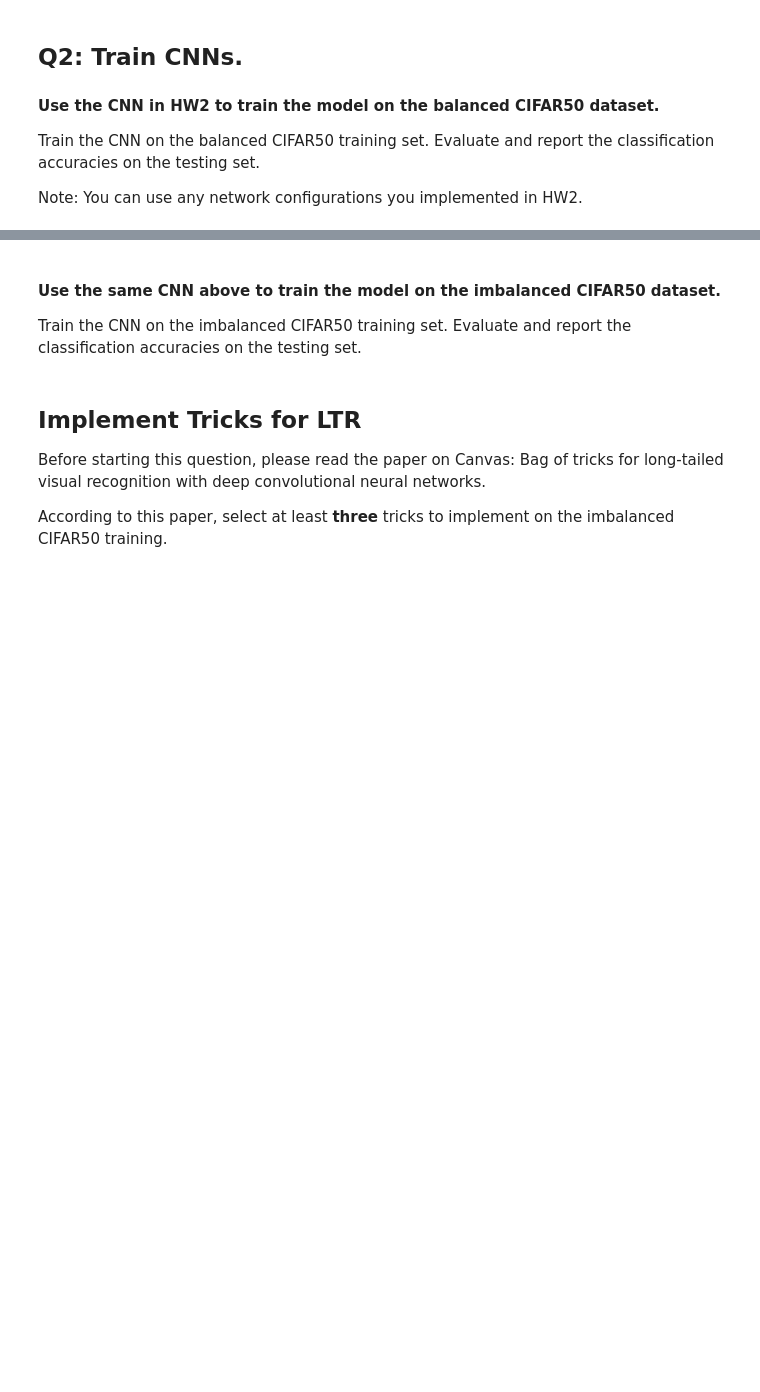
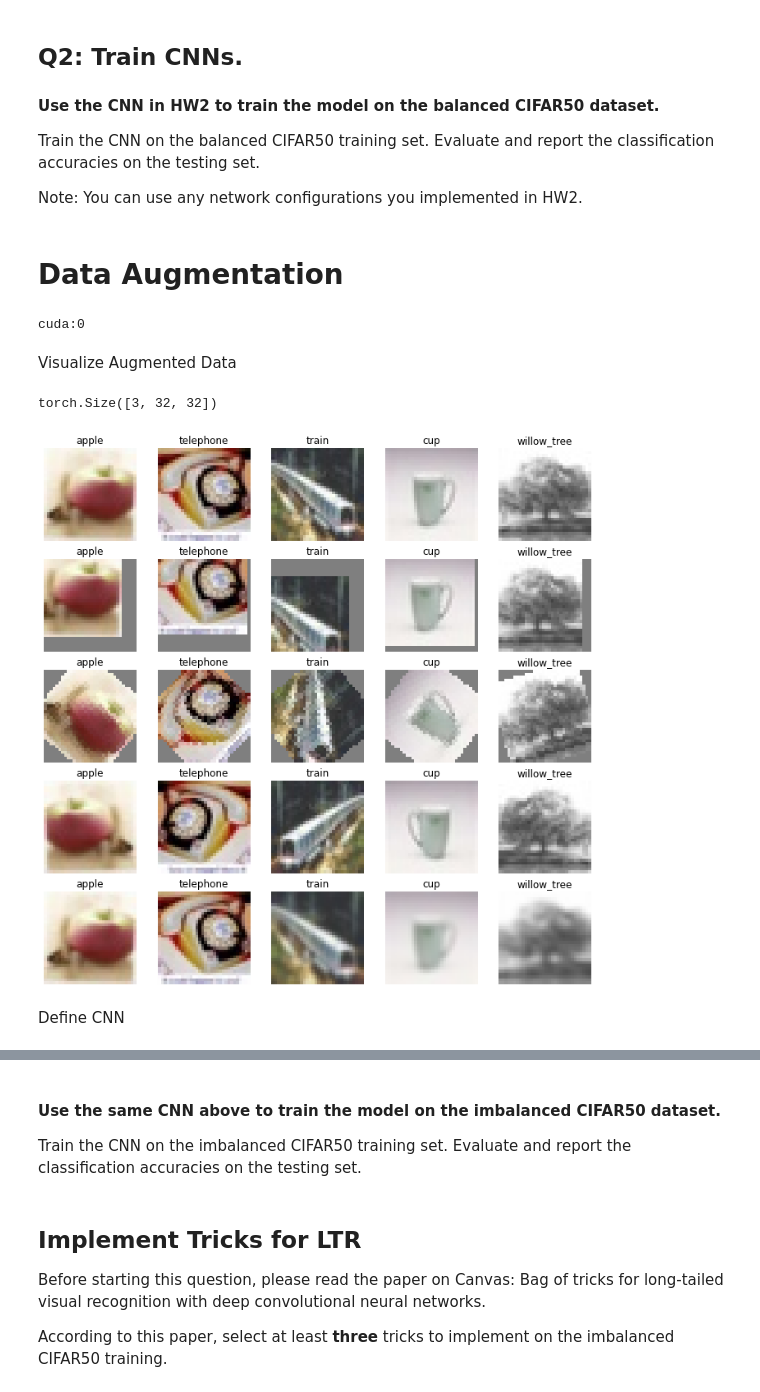
Before and after one commit to jaidonlybbert/EEP596, a Jupyter notebook: HW3/HW3.ipynb, the cells around one changed output, grey strips where cells are left out. Cells and saved outputs as stored; diff of their text form; code cells hidden in the pictures; blank space fills up the shorter version.

```diff
--- a/HW3/HW3.ipynb
+++ b/HW3/HW3.ipynb
@@ -161,0 +192,73 @@ Note: You can use any network configurations you implemented in HW2.
+# %% [markdown]
+# Data Augmentation
+# %%
+# todo
+from torch.utils.data import ConcatDataset
+
+transform1 = transforms.Compose(
+    [
+        transforms.ConvertImageDtype(torch.float32),
+        transforms.Normalize((0.5, 0.5, 0.5), (0.5, 0.5, 0.5))
+    ])
+
+
+# Shifting: randomly shift the images up/down and left/right by within 10%.
+transform2 = transforms.Compose(
+    [
+        transform1,
+        transforms.RandomAffine(0, (0.2, 0.2))
+    ])
+
+# Rotating: randomly rotate the images by some angles.
+transform3 = transforms.Compose(
+    [
+        transform1,
+        transforms.RandomAffine(60)
+    ])
+
+# Flipping: horizontally flip the images.
+transform4 = transforms.Compose(
+    [
+        transform1,
+        transforms.RandomHorizontalFlip(1.0)
+    ])
+
+# Adding Noise: randomly add some small Gaussian noise to the images.
+transform5 = transforms.Compose(
+    [
+        transform1,
+        transforms.GaussianBlur(3)
+    ]
+)
+
+transform_list = [transform1, transform2, transform3, transform4, transform5]
+augmented_dataset = []
+for t in transform_list:
+  augmented_dataset.append(Cifar50_Dataset(annotations, transform=t))
+
+cifar_train_dataset = ConcatDataset(augmented_dataset)
+#cifar10_testset = datasets.CIFAR10(root='./data/', train=False, download=True, transform=transform1)
+#cifar_test_loader = DataLoader(cifar10_testset, batch_size=128, shuffle=False)
+
+device = torch.device("cuda:0" if torch.cuda.is_available() else "cpu")
+print(device)
+# %% [output]
+cuda:0
+# %% [markdown]
+Visualize Augmented Data
+# %%
+# Visualize augmented data
+fig, axs = plt.subplots(5, 5, figsize = (12, 12))
+
+print(augmented_dataset[0][0][0].size())
+
+# loop through subplots and add mnist images
+for i, ax in enumerate(axs.flat):
+  ax.imshow(cifar50_imshow(augmented_dataset[int(i/5)][i%5][0]))
+  ax.axis('off')
+  ax.set_title(f'{class_names[augmented_dataset[int(i/5)][i%5][1]]}')
+# %% [output]
+torch.Size([3, 32, 32])
+[figure, added]
+# %% [markdown]
+Define CNN
```
Also changed, not shown: parts of 9 cells of this notebook.
